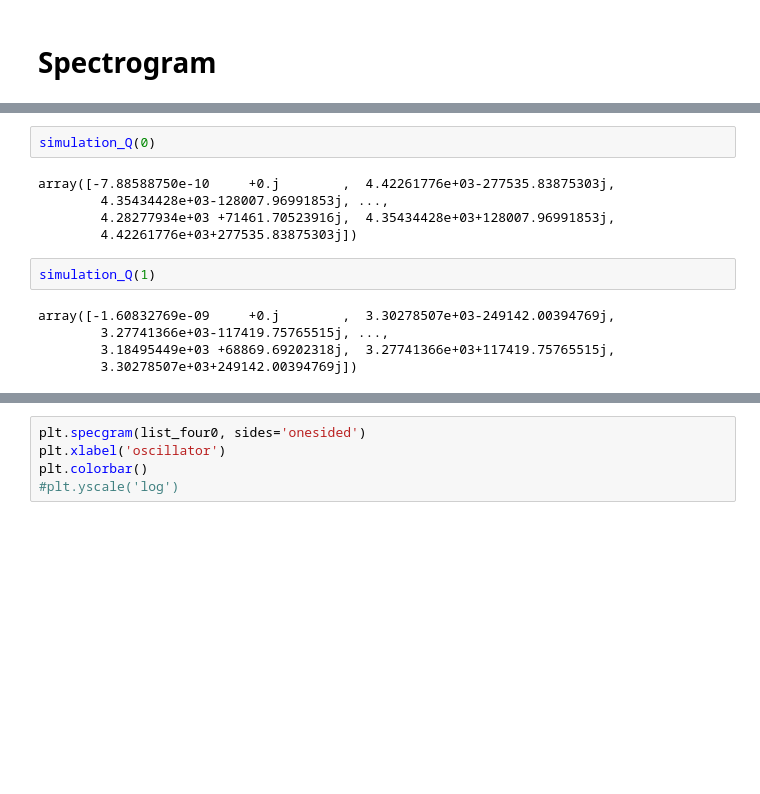
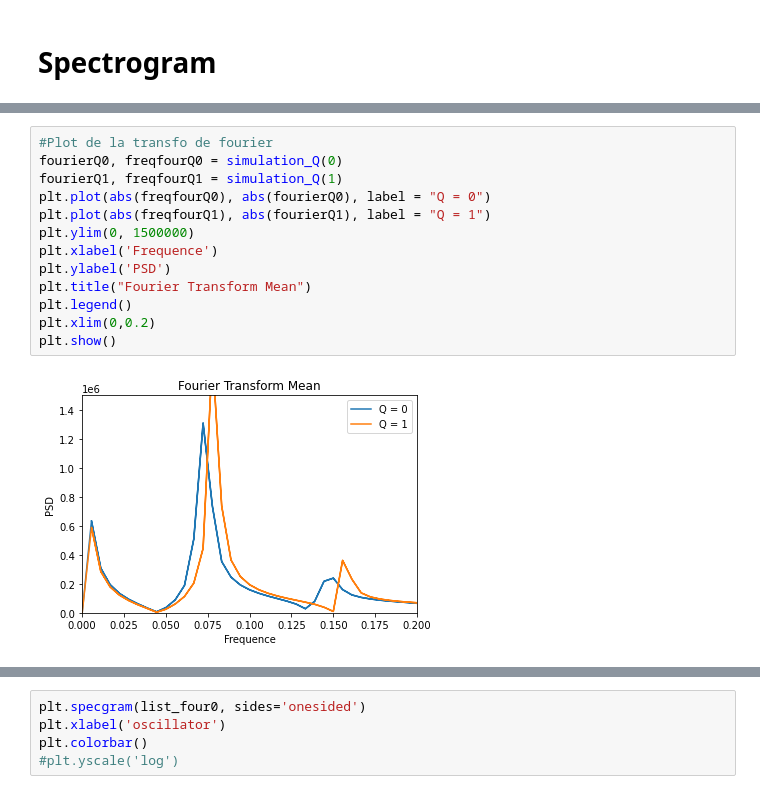
Before and after one commit to Wabognie/BS1_project, a Jupyter notebook: spectro_function.ipynb, the cells around one changed output, grey strips where cells are left out. Drawn from its saved outputs; the diff is of its cells as text; blank space fills up the shorter version.

Commit message:
Fonction des la simulation
Reprise du code de Greg pour l'automatsier sur plusieurs oscillateurs

```diff
--- a/spectro_function.ipynb
+++ b/spectro_function.ipynb
@@ -114,14 +120,15 @@ def simulation_Q(Q):
-# %%
-simulation_Q(0)
-# %% [output]
-array([-7.88588750e-10     +0.j        ,  4.42261776e+03-277535.83875303j,
-        4.35434428e+03-128007.96991853j, ...,
-        4.28277934e+03 +71461.70523916j,  4.35434428e+03+128007.96991853j,
-        4.42261776e+03+277535.83875303j])
-# %%
-simulation_Q(1)
-# %% [output]
-array([-1.60832769e-09     +0.j        ,  3.30278507e+03-249142.00394769j,
-        3.27741366e+03-117419.75765515j, ...,
-        3.18495449e+03 +68869.69202318j,  3.27741366e+03+117419.75765515j,
-        3.30278507e+03+249142.00394769j])
+# %%
+#Plot de la transfo de fourier
+fourierQ0, freqfourQ0 = simulation_Q(0)
+fourierQ1, freqfourQ1 = simulation_Q(1)
+plt.plot(abs(freqfourQ0), abs(fourierQ0), label = "Q = 0")
+plt.plot(abs(freqfourQ1), abs(fourierQ1), label = "Q = 1")
+plt.ylim(0, 1500000)
+plt.xlabel('Frequence')
+plt.ylabel('PSD')
+plt.title("Fourier Transform Mean")
+plt.legend()
+plt.xlim(0,0.2)
+plt.show()
+# %% [output]
+[figure, added]
```
Also changed, not shown: parts of 4 cells of this notebook.
